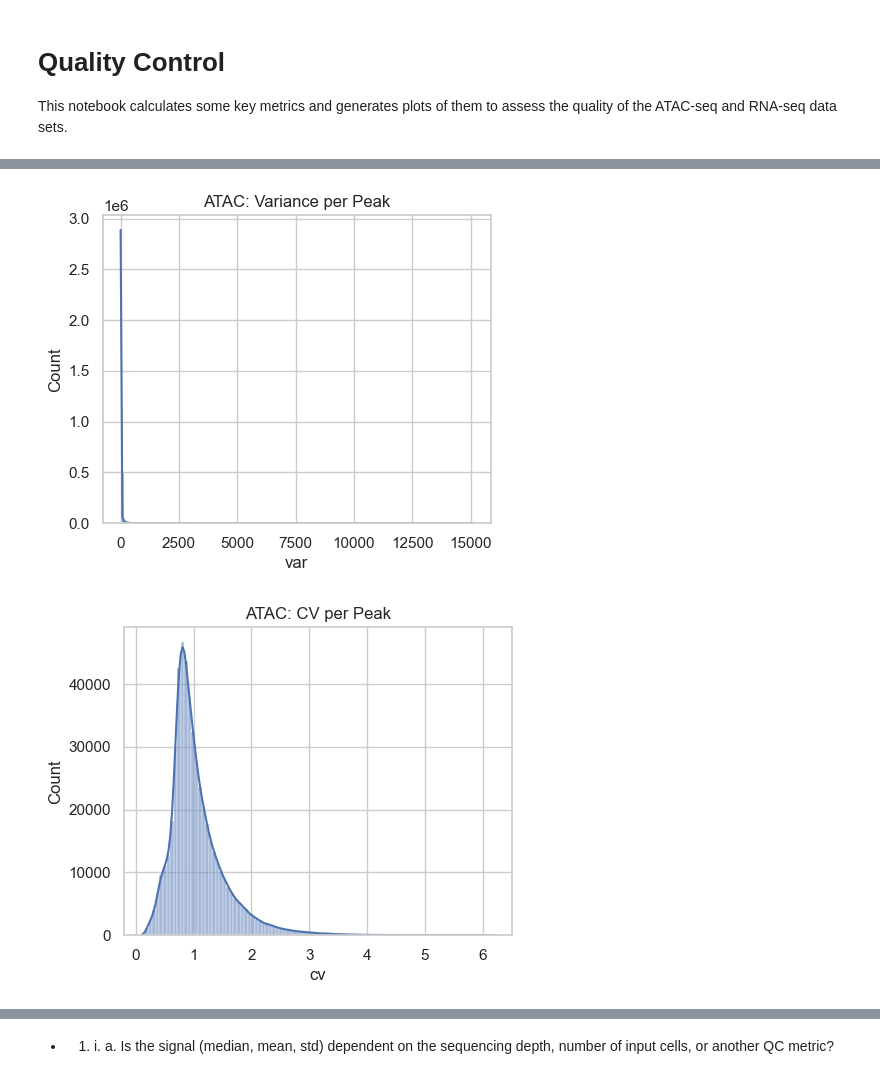
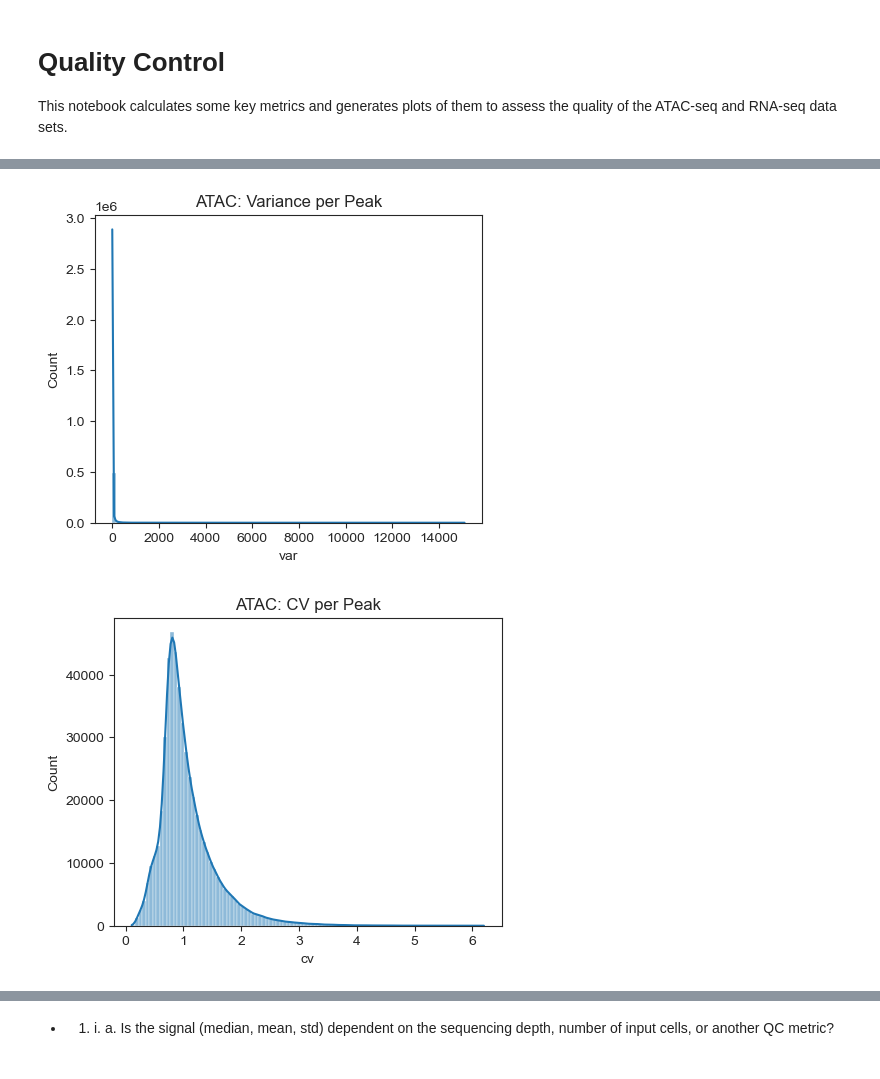
Before and after one commit to Topic2-Gene-Regulation-Immune-Cells/ILC-cells-Team4, a Jupyter notebook: 01_quality_control.ipynb, the cells around one changed output, grey strips where cells are left out. Drawn from its saved outputs; the diff is of its cells as text; code cells hidden in the pictures.

```diff
--- a/01_quality_control.ipynb
+++ b/01_quality_control.ipynb
@@ -30,15 +31,19 @@ meta2 = meta2.set_index("sample.name").groupby("population.name")
 # %%
 #remove data that aren't cell populations
 atac = atac_raw.drop(columns=["mm10.60way.phastCons_scores", "_-log10_bestPvalue", "Included.in.systematic.analysis"]).select_dtypes(include=[np.number])
-# 1. Compute per‐cell stats
+
+# Compute per‐cell stats
 cell_stats = pd.DataFrame({
     "mean_access":   atac.mean(axis=0, numeric_only=True),
     "median_access": atac.median(axis=0, numeric_only=True),
-    "std_access":    atac.std(axis=0, numeric_only=True)
+    "cv_access":     atac.std(axis=0, numeric_only=True) / atac.mean(axis=0, numeric_only=True),
+    "std_access":    atac.std(axis=0, numeric_only=True),
+    "skew":          atac.apply(lambda col: skew(col), axis=0)
 })
 
-# 2. Visualize
-sns.set_theme(style="whitegrid")
+# Visualize
+#sns.set_theme(style="whitegrid")
+sns.set_style("ticks")
 
 plt.figure(figsize=(5,4))
 sns.histplot(cell_stats["mean_access"], bins=80, kde=True)
@@ -51,7 +56,7 @@ plt.title("Median ATAC Accessibility per Cell")
 plt.show()
 
 plt.figure(figsize=(5,4))
-sns.histplot(cell_stats["std_access"], bins=80, kde=True)
-plt.title("std ATAC Accessibility per Cell")
+sns.histplot(cell_stats["cv_access"], bins=80, kde=True)
+plt.title("Coefficient of Variance ATAC Accessibility per Cell")
 plt.show()
 # %% [output]
@@ -89,7 +98,5 @@ plt.show()
 # %%
-from scipy.stats import skew
-
-# 4.1 Peak stats
+# per Peak stats
 peak_stats = pd.DataFrame({
     "mean": atac.mean(axis=1, numeric_only=True),
     "var":  atac.var(axis=1, numeric_only=True),
@@ -117,4 +124,9 @@ plt.figure(figsize=(5,4))
 sns.histplot(peak_stats["skew"], bins=100, kde=True)
 plt.title("ATAC: Skewness per Peak")
 plt.show()
+
+plt.figure(figsize=(5,4))
+sns.histplot(peak_stats["peak_range"], bins=100, kde=True)
+plt.title("ATAC: Range (max-min) per Peak")
+plt.show()
 # %% [output]
@@ -122,2 +134,2 @@ plt.show()
-[figure, old version]
+[figure, new version]
-[figure, old version]
+[figure, new version]
```
Also changed, not shown: parts of 15 cells of this notebook, 5 other files.
